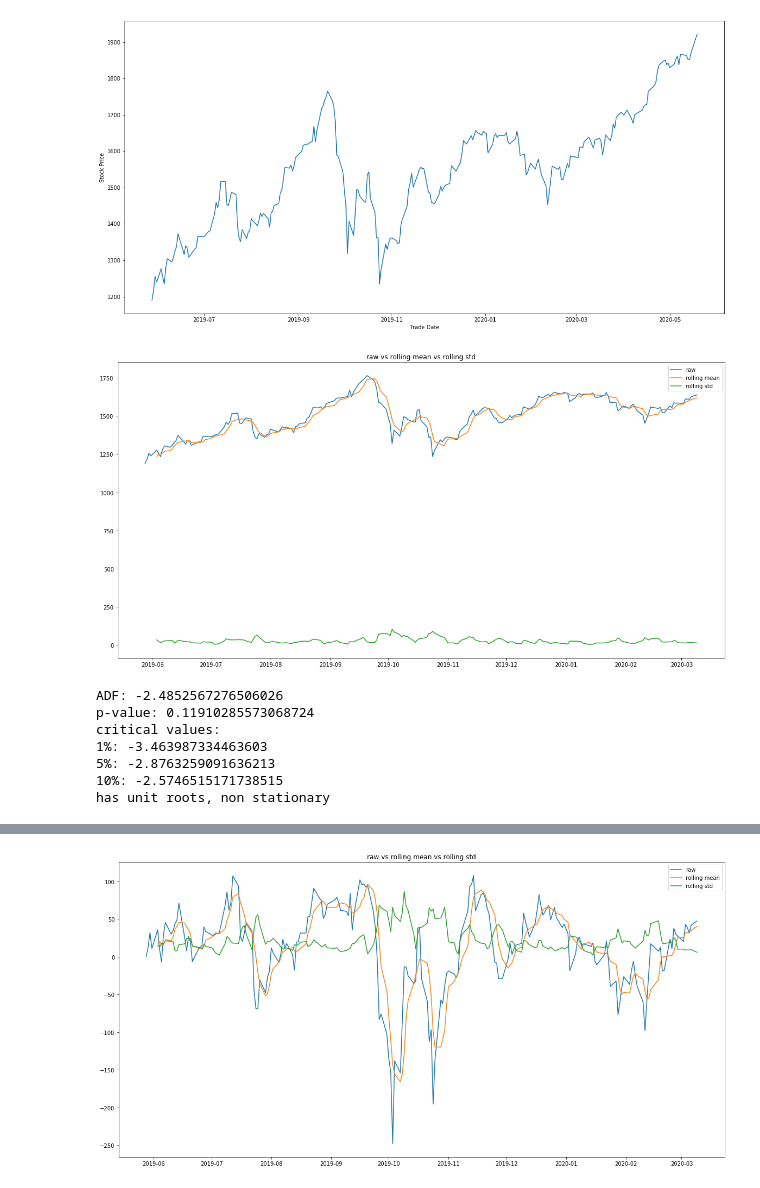
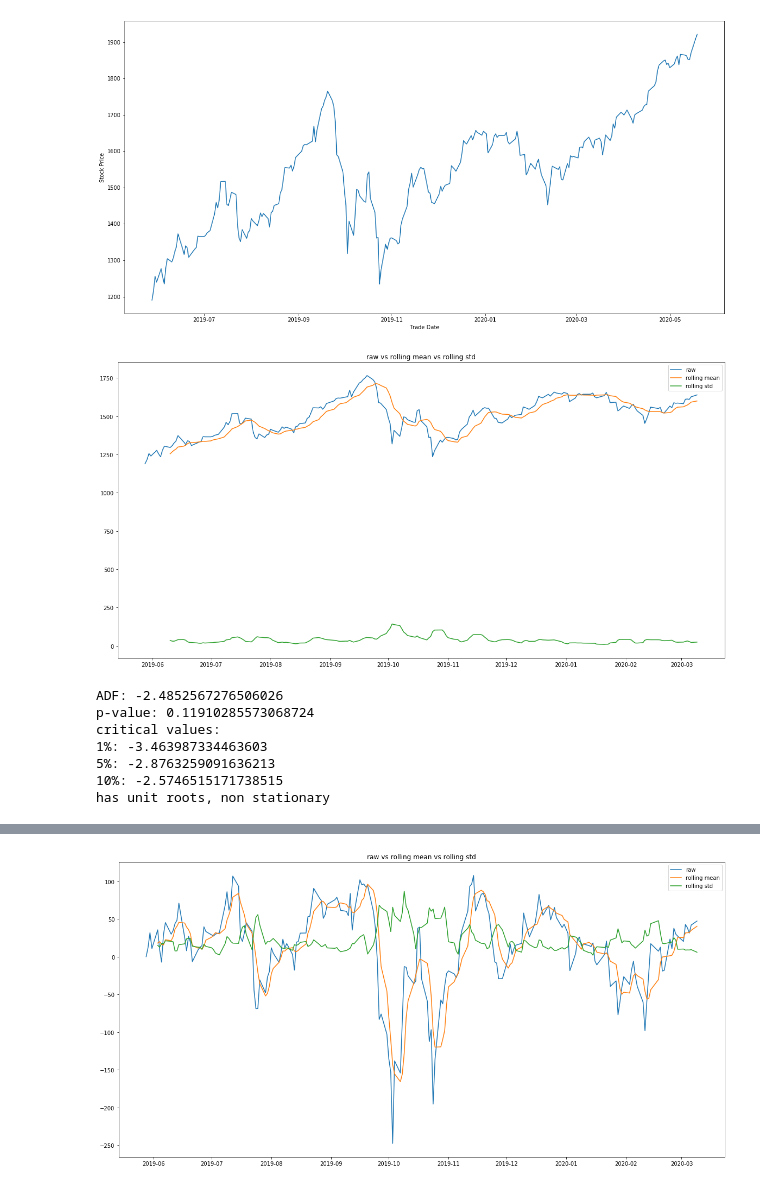
Before and after one commit to nikkatalnikov/arima_jupyter_demo, a Jupyter notebook: arima.ipynb, the cells around one changed output, grey strips where cells are left out. Cells and saved outputs as stored; diff of their text form; code cells hidden in the pictures.

```diff
--- a/arima.ipynb
+++ b/arima.ipynb
@@ -53,10 +53,10 @@ def test_stationarity(ts, window):
 # %%
 # choose good window for smoothing
 # tested N = 5 vs N = 10 and SMA vs EMA
-window = 5
+window = 10
 test_stationarity(train_df, window=window)
 # %% [output]
-[figure, old version]
+[figure, new version]
 ADF: -2.4852567276506026
 p-value: 0.11910285573068724
 critical values:
```
Also changed, not shown: parts of 5 cells of this notebook.
